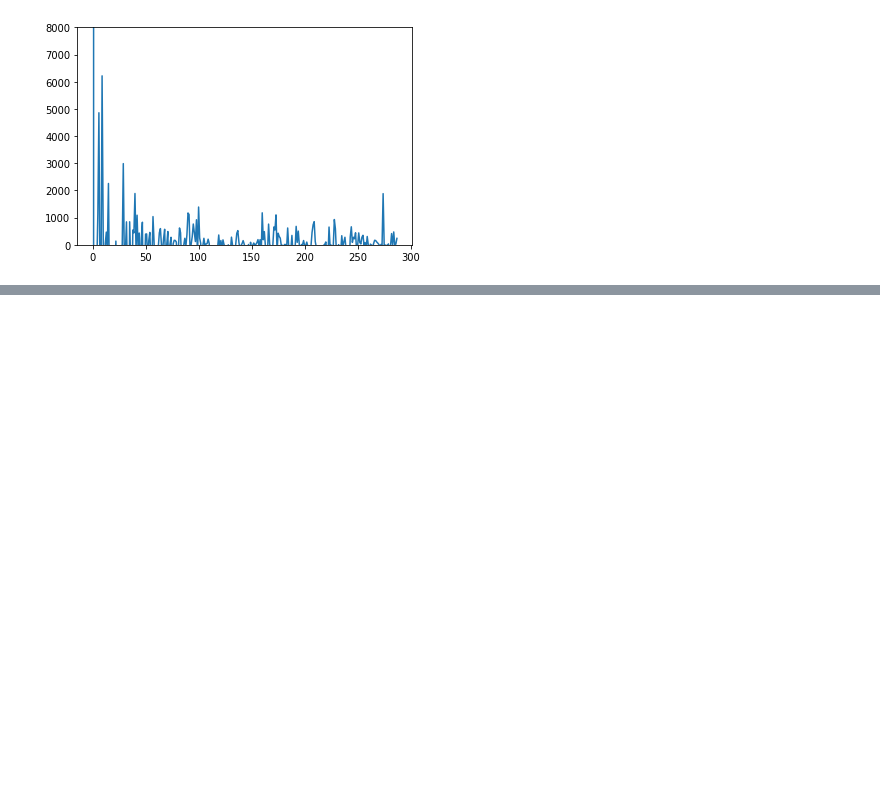
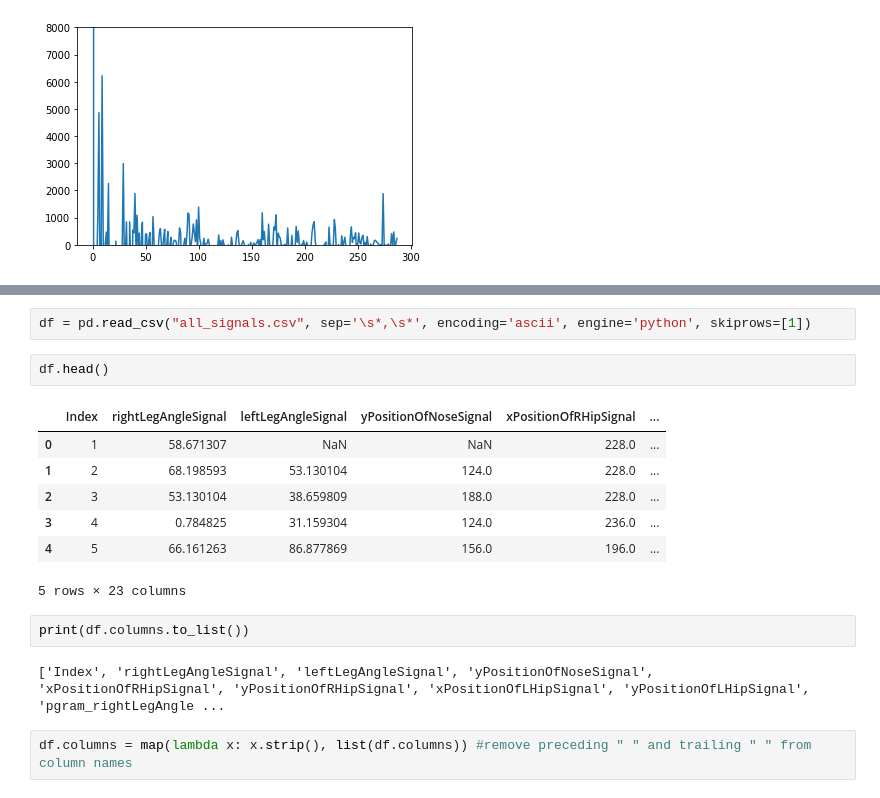
Before and after one commit to SreehariRamMohan/Sit-to-stand-Test, a Jupyter notebook: iOS Custom Peak Detection.ipynb, the cells around one changed output, grey strips where cells are left out. Drawn from its saved outputs; the diff is of its cells as text; blank space fills up the shorter version.

```diff
--- a/iOS Custom Peak Detection.ipynb
+++ b/iOS Custom Peak Detection.ipynb
@@ -226,0 +222,18 @@ plt.savefig("pgram_python")
+# %%
+df = pd.read_csv("all_signals.csv", sep='\s*,\s*', encoding='ascii', engine='python', skiprows=[1])
+# %%
+df.head()
+# %% [output]
+|  | Index | rightLegAngleSignal | leftLegAngleSignal | yPositionOfNoseSignal | xPositionOfRHipSignal | ... |
+| 0 | 1 | 58.671307 | NaN | NaN | 228.0 | ... |
+| 1 | 2 | 68.198593 | 53.130104 | 124.0 | 228.0 | ... |
+| 2 | 3 | 53.130104 | 38.659809 | 188.0 | 228.0 | ... |
+| 3 | 4 | 0.784825 | 31.159304 | 124.0 | 236.0 | ... |
+| 4 | 5 | 66.161263 | 86.877869 | 156.0 | 196.0 | ... |
+5 rows × 23 columns
+# %%
+print(df.columns.to_list())
+# %% [output]
+['Index', 'rightLegAngleSignal', 'leftLegAngleSignal', 'yPositionOfNoseSignal', 'xPositionOfRHipSignal', 'yPositionOfRHipSignal', 'xPositionOfLHipSignal', 'yPositionOfLHipSignal', 'pgram_rightLegAngle ...
+# %%
+df.columns = map(lambda x: x.strip(), list(df.columns)) #remove preceding " " and trailing " " from column names
```
Also changed, not shown: parts of 9 cells of this notebook, 15 other files.
